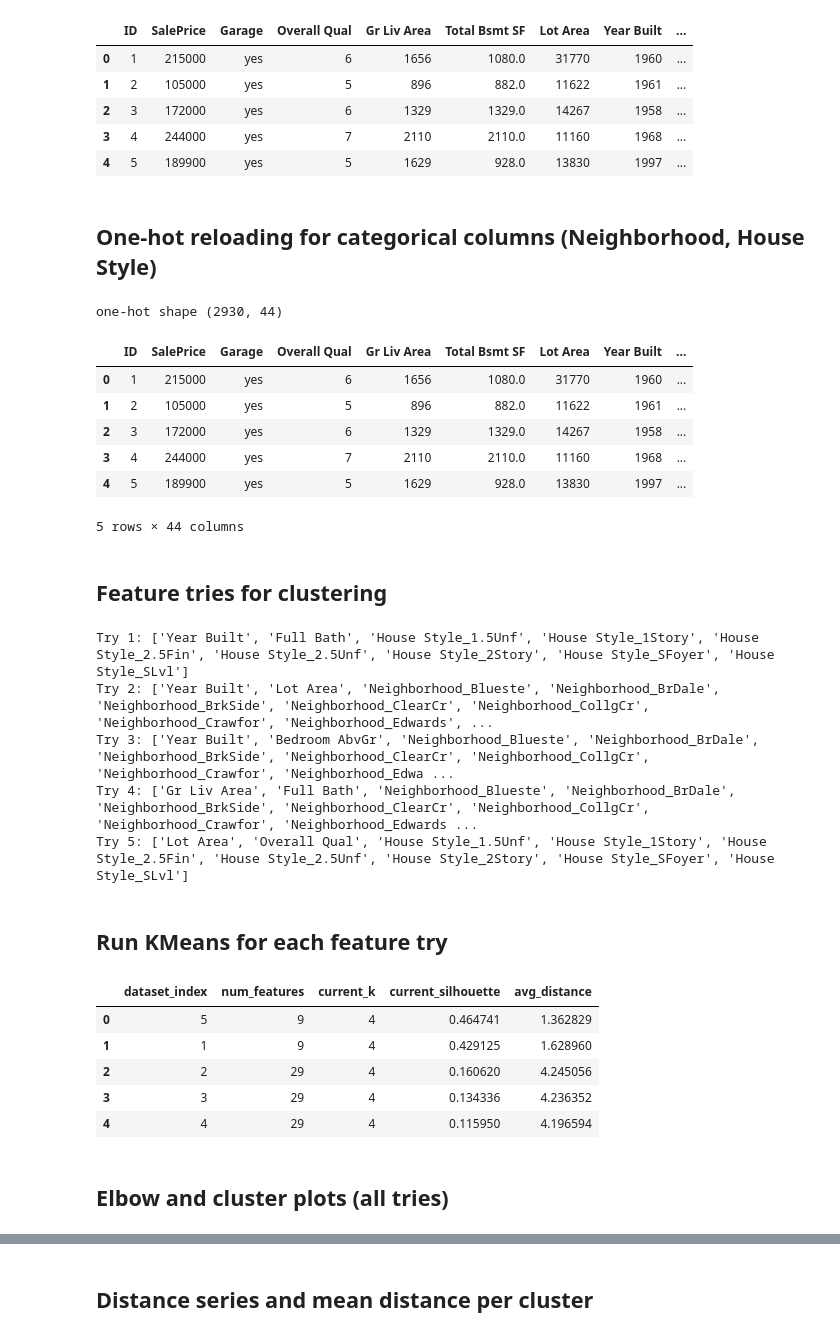
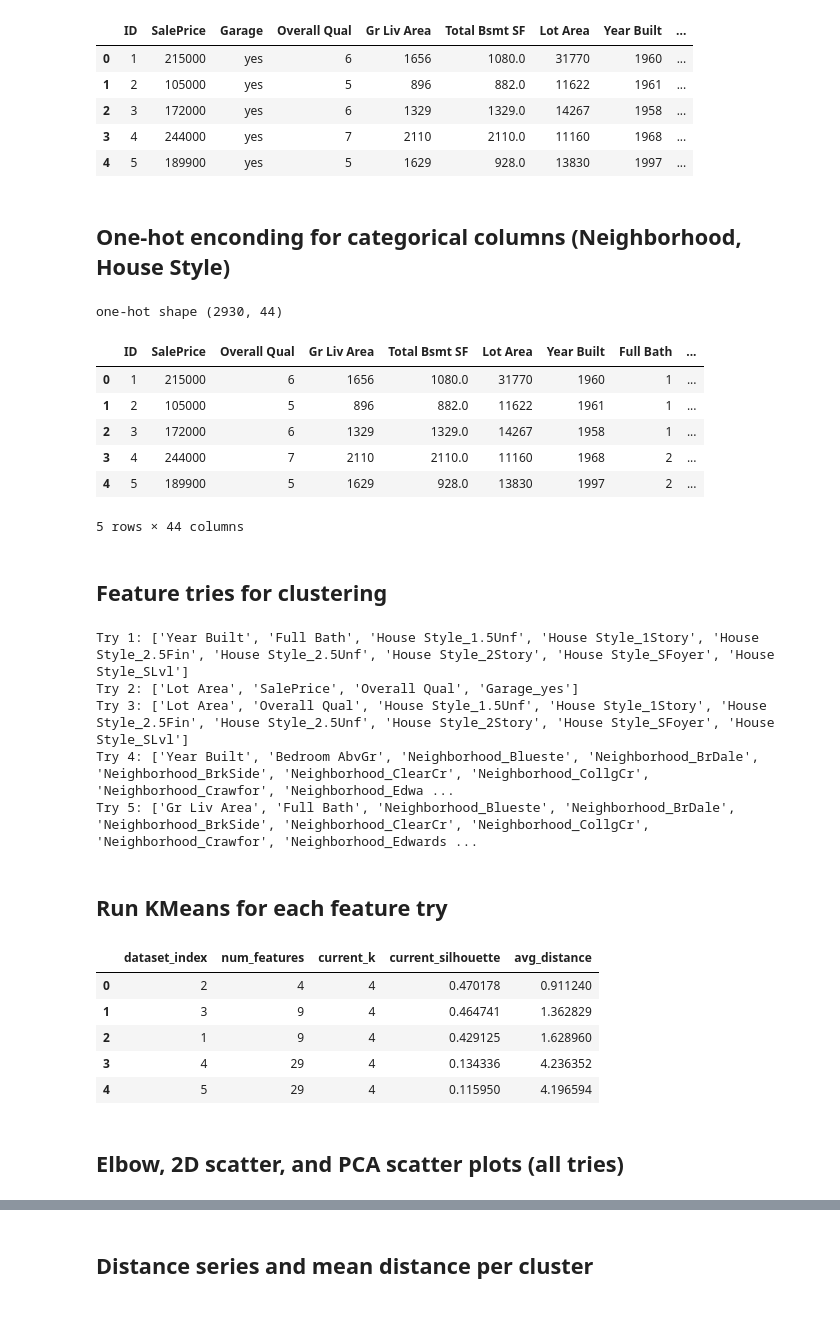
Before and after one commit to ImRoodyDev/HHS-Pyhthon-Pipeline, a Jupyter notebook: DEAI/WEEK 9/clustering.ipynb, the cells around one changed output, grey strips where cells are left out. Cells and saved outputs as stored; diff of their text form; code cells hidden in the pictures.

```diff
--- a/DEAI/WEEK 9/clustering.ipynb
+++ b/DEAI/WEEK 9/clustering.ipynb
@@ -29,37 +30,37 @@ rows and columns (2930, 12)
 | 3 | 4 | 244000 | yes | 7 | 2110 | 2110.0 | 11160 | 1968 | ... |
 | 4 | 5 | 189900 | yes | 5 | 1629 | 928.0 | 13830 | 1997 | ... |
 # %% [markdown]
-## One-hot reloading for categorical columns (Neighborhood, House Style)
+## One-hot enconding for categorical columns (Neighborhood, House Style)
 # %%
 # Encode categorical columns for clustering input
-df_hot_reloaded = pd.get_dummies(
+df_hot_encoded = pd.get_dummies(
     df,
-    columns=["House Style", "Neighborhood"],
+    columns=["House Style", "Neighborhood", 'Garage'],
     drop_first=True,
 )
 
 # Validate encoded table size and sample rows
-print("one-hot shape", df_hot_reloaded.shape)
-df_hot_reloaded.head(5)
+print("one-hot shape", df_hot_encoded.shape)
+df_hot_encoded.head(5)
 # %% [output]
 one-hot shape (2930, 44)
-|  | ID | SalePrice | Garage | Overall Qual | Gr Liv Area | Total Bsmt SF | Lot Area | Year Built | ... |
-| 0 | 1 | 215000 | yes | 6 | 1656 | 1080.0 | 31770 | 1960 | ... |
-| 1 | 2 | 105000 | yes | 5 | 896 | 882.0 | 11622 | 1961 | ... |
-| 2 | 3 | 172000 | yes | 6 | 1329 | 1329.0 | 14267 | 1958 | ... |
-| 3 | 4 | 244000 | yes | 7 | 2110 | 2110.0 | 11160 | 1968 | ... |
-| 4 | 5 | 189900 | yes | 5 | 1629 | 928.0 | 13830 | 1997 | ... |
+|  | ID | SalePrice | Overall Qual | Gr Liv Area | Total Bsmt SF | Lot Area | Year Built | Full Bath | ... |
+| 0 | 1 | 215000 | 6 | 1656 | 1080.0 | 31770 | 1960 | 1 | ... |
+| 1 | 2 | 105000 | 5 | 896 | 882.0 | 11622 | 1961 | 1 | ... |
+| 2 | 3 | 172000 | 6 | 1329 | 1329.0 | 14267 | 1958 | 1 | ... |
+| 3 | 4 | 244000 | 7 | 2110 | 2110.0 | 11160 | 1968 | 2 | ... |
+| 4 | 5 | 189900 | 5 | 1629 | 928.0 | 13830 | 1997 | 2 | ... |
 5 rows × 44 columns
 # %% [markdown]
 ## Feature tries for clustering
 # %%
 # Define multiple feature combinations to compare cluster quality
 datasets = [
-    ["Year Built", "Full Bath"] + list(df_hot_reloaded.filter(like="House Style").columns),
-    ["Year Built", "Lot Area"] + list(df_hot_reloaded.filter(like="Neighborhood").columns),
-    ["Year Built", "Bedroom AbvGr"] + list(df_hot_reloaded.filter(like="Neighborhood").columns),
-    ["Gr Liv Area", "Full Bath"] + list(df_hot_reloaded.filter(like="Neighborhood").columns),
-    ["Lot Area", "Overall Qual"] + list(df_hot_reloaded.filter(like="House Style").columns),
+    ["Year Built", "Full Bath"] + list(df_hot_encoded.filter(like="House Style").columns),
+    [ "Lot Area", "SalePrice", "Overall Qual"] +  list(df_hot_encoded.filter(like="Garage").columns),
+    ["Lot Area", "Overall Qual"] + list(df_hot_encoded.filter(like="House Style").columns),
+    ["Year Built", "Bedroom AbvGr"] + list(df_hot_encoded.filter(like="Neighborhood").columns),
+    ["Gr Liv Area", "Full Bath"] + list(df_hot_encoded.filter(like="Neighborhood").columns),
 ]
 
 # Print each try to keep track of the experiment setup
@@ -67,10 +68,10 @@ for idx, features in enumerate(datasets, start=1):
     print(f"Try {idx}: {features}")
 # %% [output]
 Try 1: ['Year Built', 'Full Bath', 'House Style_1.5Unf', 'House Style_1Story', 'House Style_2.5Fin', 'House Style_2.5Unf', 'House Style_2Story', 'House Style_SFoyer', 'House Style_SLvl']
-Try 2: ['Year Built', 'Lot Area', 'Neighborhood_Blueste', 'Neighborhood_BrDale', 'Neighborhood_BrkSide', 'Neighborhood_ClearCr', 'Neighborhood_CollgCr', 'Neighborhood_Crawfor', 'Neighborhood_Edwards', ...
-Try 3: ['Year Built', 'Bedroom AbvGr', 'Neighborhood_Blueste', 'Neighborhood_BrDale', 'Neighborhood_BrkSide', 'Neighborhood_ClearCr', 'Neighborhood_CollgCr', 'Neighborhood_Crawfor', 'Neighborhood_Edwa ...
-Try 4: ['Gr Liv Area', 'Full Bath', 'Neighborhood_Blueste', 'Neighborhood_BrDale', 'Neighborhood_BrkSide', 'Neighborhood_ClearCr', 'Neighborhood_CollgCr', 'Neighborhood_Crawfor', 'Neighborhood_Edwards ...
-Try 5: ['Lot Area', 'Overall Qual', 'House Style_1.5Unf', 'House Style_1Story', 'House Style_2.5Fin', 'House Style_2.5Unf', 'House Style_2Story', 'House Style_SFoyer', 'House Style_SLvl']
+Try 2: ['Lot Area', 'SalePrice', 'Overall Qual', 'Garage_yes']
+Try 3: ['Lot Area', 'Overall Qual', 'House Style_1.5Unf', 'House Style_1Story', 'House Style_2.5Fin', 'House Style_2.5Unf', 'House Style_2Story', 'House Style_SFoyer', 'House Style_SLvl']
+Try 4: ['Year Built', 'Bedroom AbvGr', 'Neighborhood_Blueste', 'Neighborhood_BrDale', 'Neighborhood_BrkSide', 'Neighborhood_ClearCr', 'Neighborhood_CollgCr', 'Neighborhood_Crawfor', 'Neighborhood_Edwa ...
+Try 5: ['Gr Liv Area', 'Full Bath', 'Neighborhood_Blueste', 'Neighborhood_BrDale', 'Neighborhood_BrkSide', 'Neighborhood_ClearCr', 'Neighborhood_CollgCr', 'Neighborhood_Crawfor', 'Neighborhood_Edwards ...
 # %% [markdown]
 ## Run KMeans for each feature try
 # %%
@@ -82,7 +83,7 @@ current_k = 4
 
 for dataset_index, features in enumerate(datasets, start=1):
     # Keep only required columns and remove missing rows
-    clustering_df = df_hot_reloaded[features].dropna().copy()
+    clustering_df = df_hot_encoded[features].dropna().copy()
 
     # Scale features so distance-based clustering behaves well
     scaler = StandardScaler()
@@ -162,11 +163,11 @@ results_summary = pd.DataFrame([
 results_summary.reset_index(drop=True)
 # %% [output]
 |  | dataset_index | num_features | current_k | current_silhouette | avg_distance |
-| 0 | 5 | 9 | 4 | 0.464741 | 1.362829 |
-| 1 | 1 | 9 | 4 | 0.429125 | 1.628960 |
-| 2 | 2 | 29 | 4 | 0.160620 | 4.245056 |
-| 3 | 3 | 29 | 4 | 0.134336 | 4.236352 |
-| 4 | 4 | 29 | 4 | 0.115950 | 4.196594 |
+| 0 | 2 | 4 | 4 | 0.470178 | 0.911240 |
+| 1 | 3 | 9 | 4 | 0.464741 | 1.362829 |
+| 2 | 1 | 9 | 4 | 0.429125 | 1.628960 |
+| 3 | 4 | 29 | 4 | 0.134336 | 4.236352 |
+| 4 | 5 | 29 | 4 | 0.115950 | 4.196594 |
 # %% [markdown]
-## Elbow and cluster plots (all tries)
+## Elbow, 2D scatter, and PCA scatter plots (all tries)
 # %%
```
Also changed, not shown: parts of 5 cells of this notebook, 1 other file.
